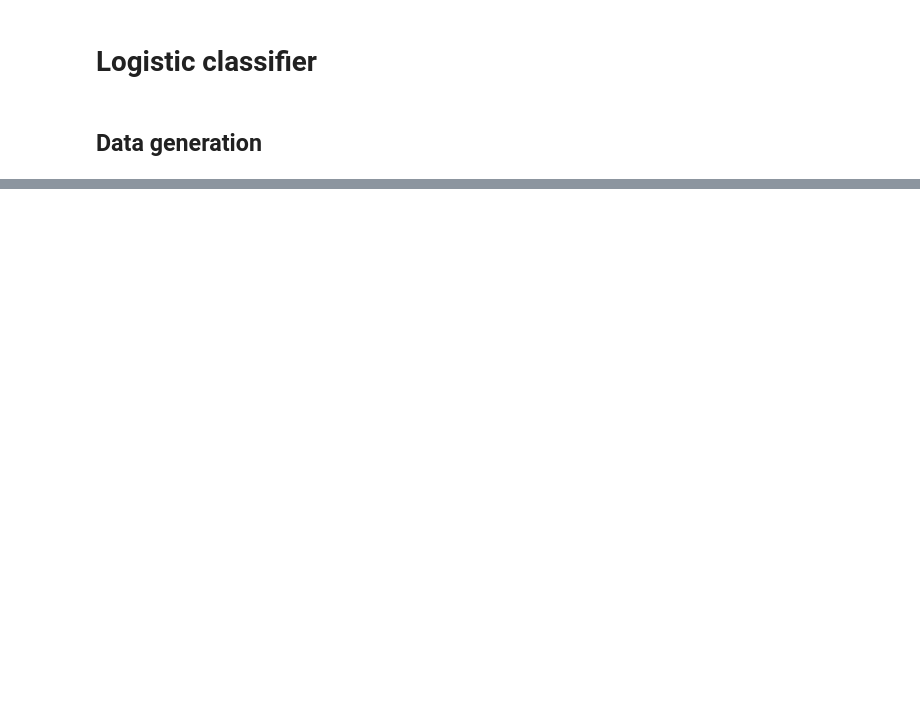
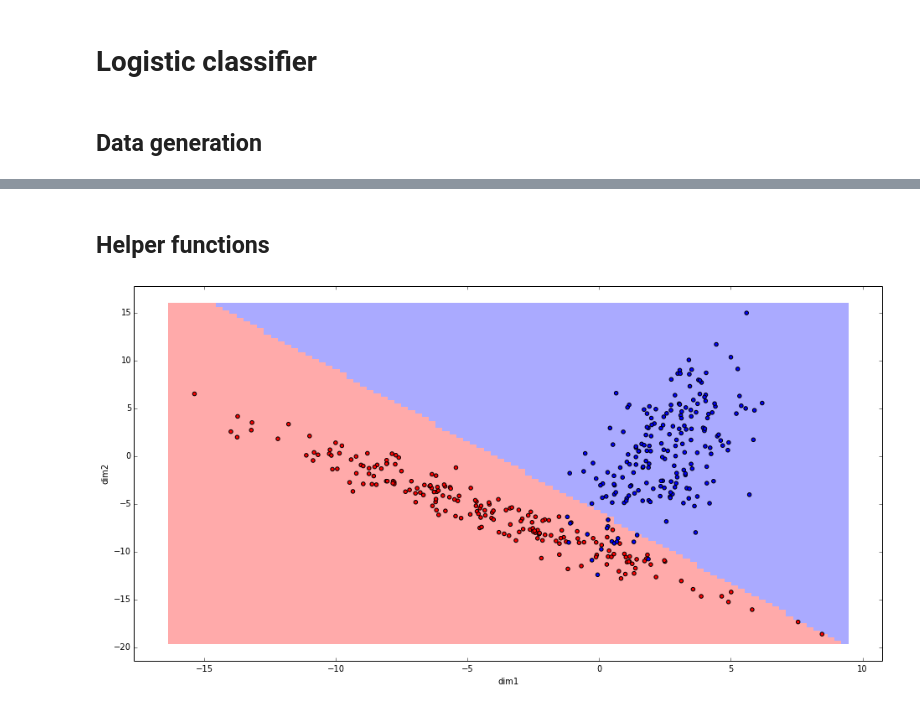
Before and after one commit to matttrent/machine-learning, a Jupyter notebook: logistic-classifier.ipynb, the cells around one changed output, grey strips where cells are left out. Drawn from its saved outputs; the diff is of its cells as text; code cells hidden in the pictures; blank space fills up the shorter version.

```diff
--- a/logistic-classifier.ipynb
+++ b/logistic-classifier.ipynb
@@ -67,0 +115,2 @@ plt.axes?
+# %% [markdown]
+## Helper functions
@@ -67,0 +123,16 @@ plt.axes?
+# %%
+def plot_classifier_datasets( data1, data2 ):
+
+    # generate 2 data sets from dicts, and merge into data/label vects
+    X,y = merge_data( data1, data2 )
+
+    # create and train classifier
+    clf = LogisticRegression()
+    clf.fit( X, y )
+
+    # plot results
+    plot_classifier_result( clf, X[:,0], X[:,1], y )
+# %%
+plot_classifier_datasets( data1, data2 )
+# %% [output]
+[figure, added]
```
Also changed, not shown: parts of 21 cells of this notebook.
